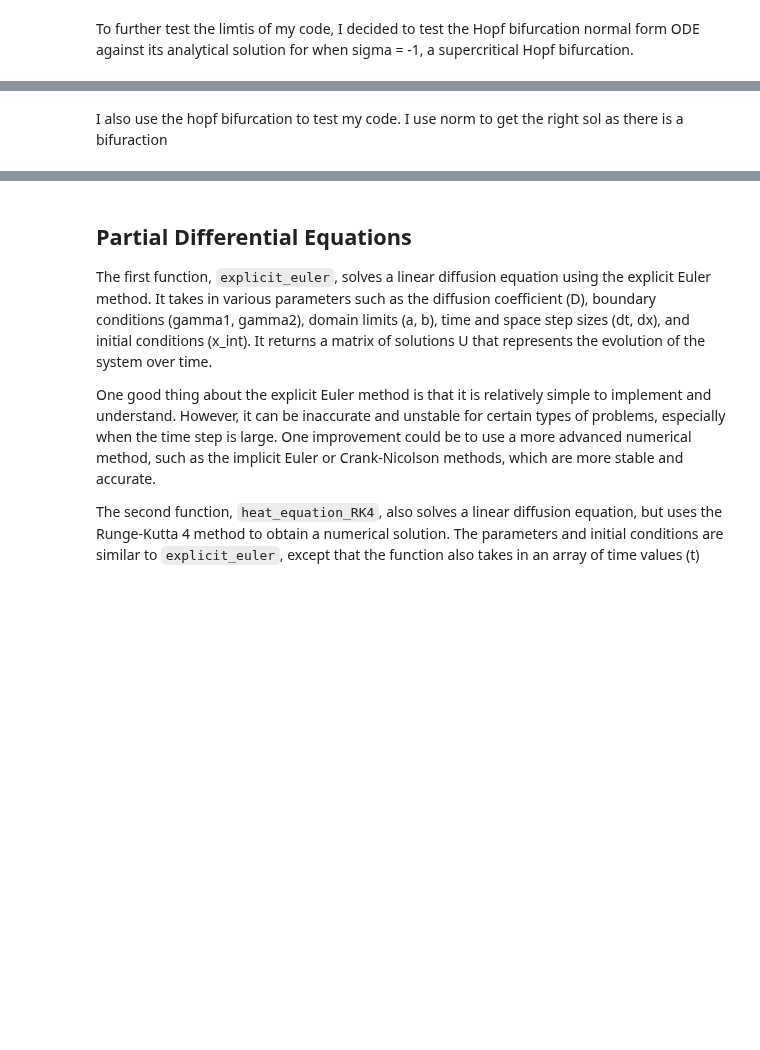
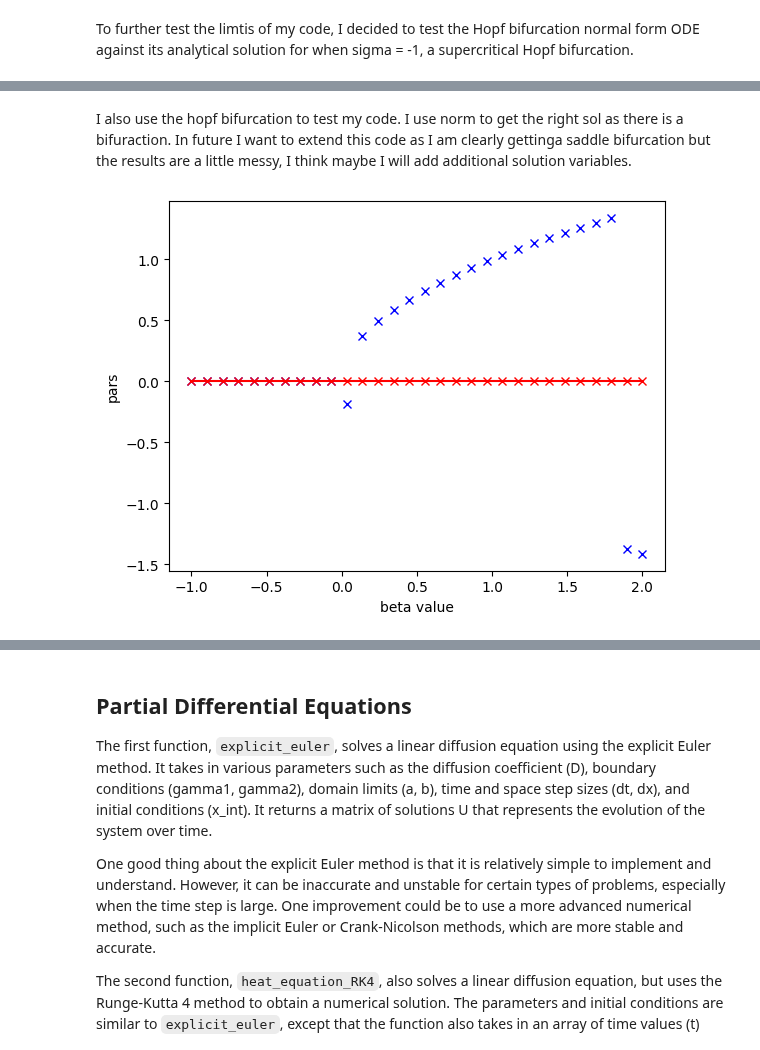
Before and after one commit to JS195/EMAT30008, a Jupyter notebook: Project_report.ipynb, the cells around one changed output, grey strips where cells are left out. Drawn from its saved outputs; the diff is of its cells as text; code cells hidden in the pictures; blank space fills up the shorter version.

```diff
--- a/Project_report.ipynb
+++ b/Project_report.ipynb
@@ -139,13 +152,13 @@ plt.show()
 # %% [markdown]
-I also use the hopf bifurcation to test my code. I use norm to get the right sol as there is a bifuraction
+I also use the hopf bifurcation to test my code. I use norm to get the right sol as there is a bifuraction. In future I want to extend this code as I am clearly gettinga saddle bifurcation but the results are a little messy, I think maybe I will add additional solution variables.
 # %%
 from ExampleFunctions import hopf_bif, hopf_bif_pc
 
-results, pars = natural_continuation(hopf_bif, [1.2, 1.0, 4], -1, 4, 30, hopf_bif_pc)
-norm_np_sol_list = np.linalg.norm(results[:, :-1], axis = 1)
-#plt.plot(pars, results[:,0], 'bx-')
-#plt.plot(pars,results[:,1],'rx-')
-plt.plot(pars, norm_np_sol_list, 'rx')
+results, pars = natural_continuation(hopf_bif, [1.2, 1.0, 4], -1, 2, 30, hopf_bif_pc)
+plt.plot(pars, results[:,0], 'bx')
+plt.plot(pars,results[:,1],'rx-')
 plt.xlabel('beta value')
-plt.ylabel('||x||')
+plt.ylabel('pars')
 plt.show()
+# %% [output]
+[figure, added]
```
Also changed, not shown: parts of 19 cells of this notebook, 4 other files.
